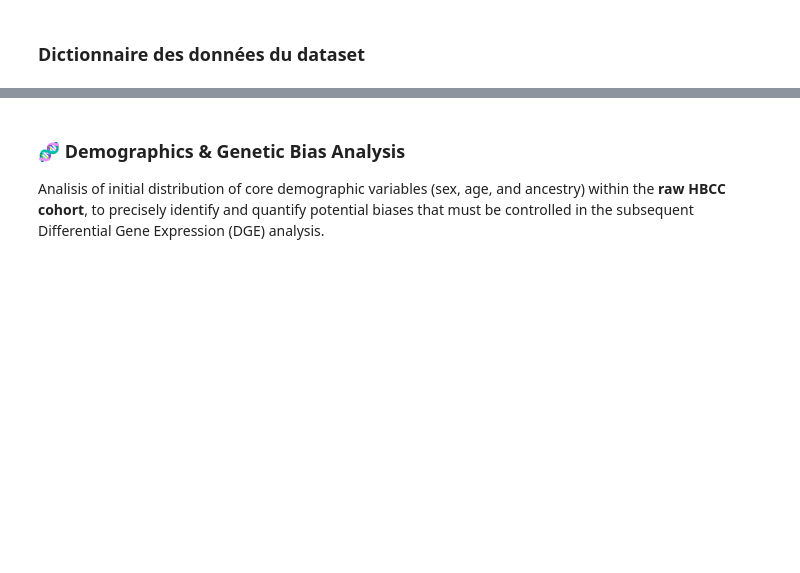
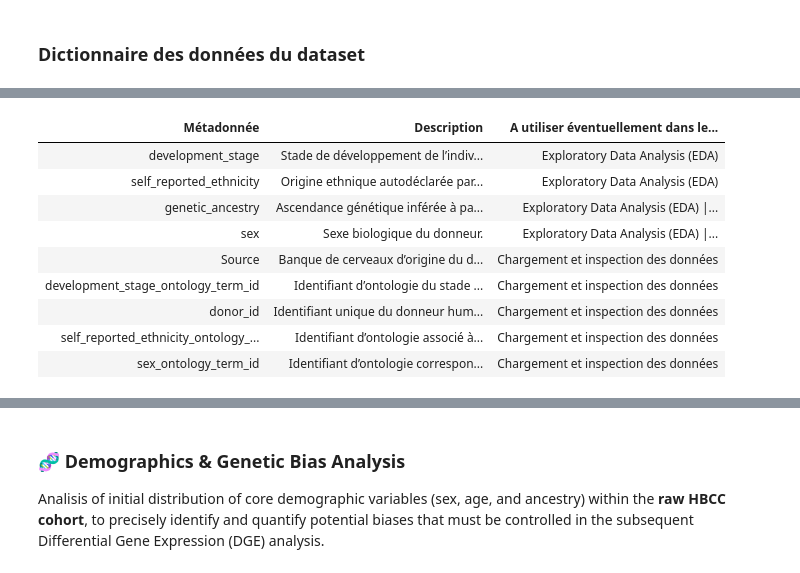
Before and after one commit to mylaila/transcriptomics_project, a Jupyter notebook: 01_Reduction_QC_Cohort.ipynb, the cells around one changed output, grey strips where cells are left out. Cells and saved outputs as stored; diff of their text form; code cells hidden in the pictures; blank space fills up the shorter version.

```diff
--- a/01_Reduction_QC_Cohort.ipynb
+++ b/01_Reduction_QC_Cohort.ipynb
@@ -113,10 +112,12 @@ local       `data/524a8acc-37e5-44fe-aae9-e9a50e07ed24.h5ad`.</small>
 # %%
-## Emplacement pour Laïla — backed mode pour éviter MemoryError
-#  Le mode backed ne permet PAS : PCA, neighbors, clustering, UMAP, etc.
-#  car le dataset n'est pas chargé en RAM (lecture disque uniquement)
 dataset_path = os.path.join(DIRS["DATA"], "524a8acc-37e5-44fe-aae9-e9a50e07ed24.h5ad")
+# adata = sc.read_h5ad(dataset_path) >>>>> MemoryError !
 adata_hbcc = sc.read_h5ad(dataset_path, backed='r')
-# adata = sc.read_h5ad(dataset_path)
+# ** Note technique :** backed mode pour éviter MemoryError.
 
-print(f"✅ Data loaded in backed mode (HBCC_Cohort)") # Laïla
+dictionary_path = os.path.join(DIRS["DATA"],"hbcc_cellxgene_metadata_dictionary.json")
+with open(dictionary_path, "r") as f:
+    meta_hbcc = json.load(f)
+
+print(f"✅ HBCC dataset and metadata dictionary successfully loaded (backed mode). Shape (cells, genes): {adata_hbcc.shape}")
 # %% [output]
@@ -261,0 +209,66 @@ default_desc = "--"
+# %%
+# ======================================================================
+# Découverte des métadonnées du dataset HBCC via le dictionnaire JSON
+# ======================================================================
+
+meta_levels_df = pd.DataFrame(meta_hbcc["meta_levels"])
+meta_steps_df  = pd.DataFrame(meta_hbcc["meta_steps"])
+
+# Description propre des niveaux (sans "Niveau X :")
+meta_level_desc = {
+    row["name"]: row["description"].split(":", 1)[-1].strip()
+    for _, row in meta_levels_df.iterrows()
+}
+
+# Libellés pédagogiques des étapes du pipeline
+meta_step_short = dict(
+    zip(meta_steps_df["name"], meta_steps_df["label"])
+)
+
+META_LEVEL_ORDER = ["donor", "clinical", "sample", "cell", "qc", "technical"]
+
+for level in META_LEVEL_ORDER:
+    meta_subset = meta_obs[meta_obs["meta_level"] == level].copy()
+    if meta_subset.empty:
+        continue
+
+    meta_subset = meta_subset.sort_values(
+        by=["meta_step", "column_name"]
+    ).reset_index(drop=True)
+
+    # Description du niveau biologique
+    print(meta_level_desc[level])
+    print()
+
+    def short_meta_step(step):
+        return " | ".join(
+            meta_step_short.get(s, s) for s in step.split("|")
+        )
+
+    meta_subset["A utiliser éventuellement dans les étapes :"] = (
+        meta_subset["meta_step"].apply(short_meta_step)
+    )
+
+    display(
+        meta_subset[[
+            "column_name",
+            "description",
+            "A utiliser éventuellement dans les étapes :"
+        ]]
+        .rename(columns={
+            "column_name": "Métadonnée",
+            "description": "Description"
+        })
+        .style
+        .hide(axis="index")
+        .set_properties(**{
+            "white-space": "pre-line",
+            "text-align": "left",
+            "vertical-align": "top"
+        })
+        .set_table_styles([
+            {"selector": "th", "props": [("text-align", "left")]},
+            {"selector": "td", "props": [("min-width", "260px")]}
+        ])
+    )
+# %% [output]
@@ -261,0 +276,10 @@ default_desc = "--"
+| Métadonnée | Description | A utiliser éventuellement dans le... |
+| development_stage | Stade de développement de l’indiv... | Exploratory Data Analysis (EDA) |
+| self_reported_ethnicity | Origine ethnique autodéclarée par... | Exploratory Data Analysis (EDA) |
+| genetic_ancestry | Ascendance génétique inférée à pa... | Exploratory Data Analysis (EDA) |... |
+| sex | Sexe biologique du donneur. | Exploratory Data Analysis (EDA) |... |
+| Source | Banque de cerveaux d’origine du d... | Chargement et inspection des données |
+| development_stage_ontology_term_id | Identifiant d’ontologie du stade ... | Chargement et inspection des données |
+| donor_id | Identifiant unique du donneur hum... | Chargement et inspection des données |
+| self_reported_ethnicity_ontology_... | Identifiant d’ontologie associé à... | Chargement et inspection des données |
+| sex_ontology_term_id | Identifiant d’ontologie correspon... | Chargement et inspection des données |
```
Also changed, not shown: parts of 12 cells of this notebook, 38 other files.
